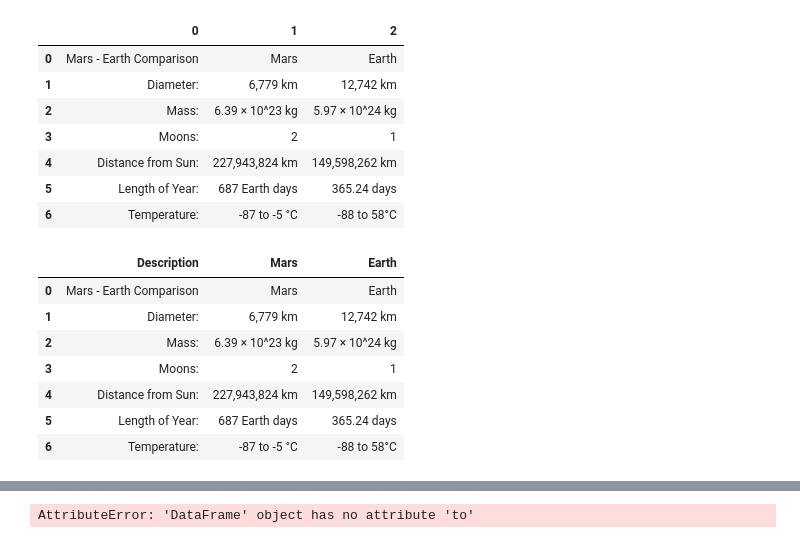
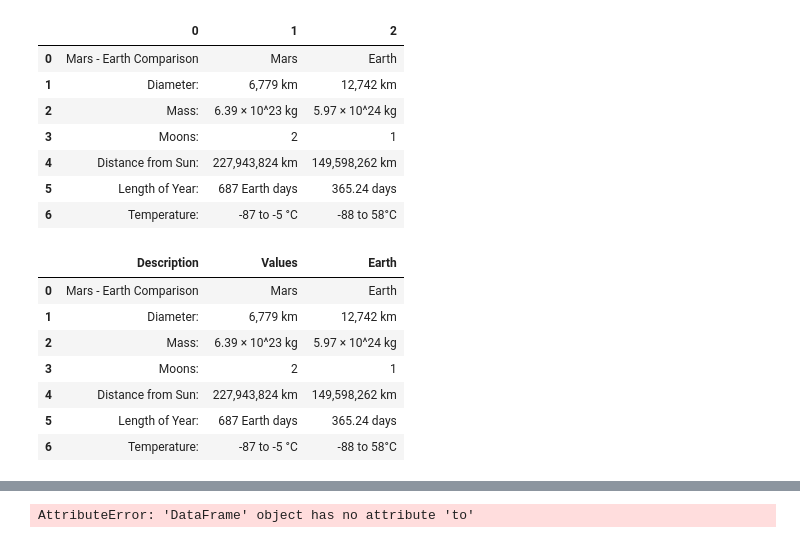
Before and after one commit to dschoen24/Mission-To-Mars-Web-Scraping, a Jupyter notebook: Missions_to_Mars/mission_to_mars.ipynb, the cells around one changed output, grey strips where cells are left out. Drawn from its saved outputs; the diff is of its cells as text; code cells hidden in the pictures.

```diff
--- a/Missions_to_Mars/mission_to_mars.ipynb
+++ b/Missions_to_Mars/mission_to_mars.ipynb
@@ -145,10 +142,10 @@ facts_df
 | 6 | Temperature: | -87 to -5 °C | -88 to 58°C |
 # %%
 # Rename the Columns
-facts_df.columns = "Description", "Mars", "Earth"
+facts_df.columns = "Description", "Values", "Earth"
 facts_df
 # %% [output]
-|  | Description | Mars | Earth |
+|  | Description | Values | Earth |
 | 0 | Mars - Earth Comparison | Mars | Earth |
 | 1 | Diameter: | 6,779 km | 12,742 km |
 | 2 | Mass: | 6.39 × 10^23 kg | 5.97 × 10^24 kg |
```
Also changed, not shown: parts of 11 cells of this notebook, 3 other files.
